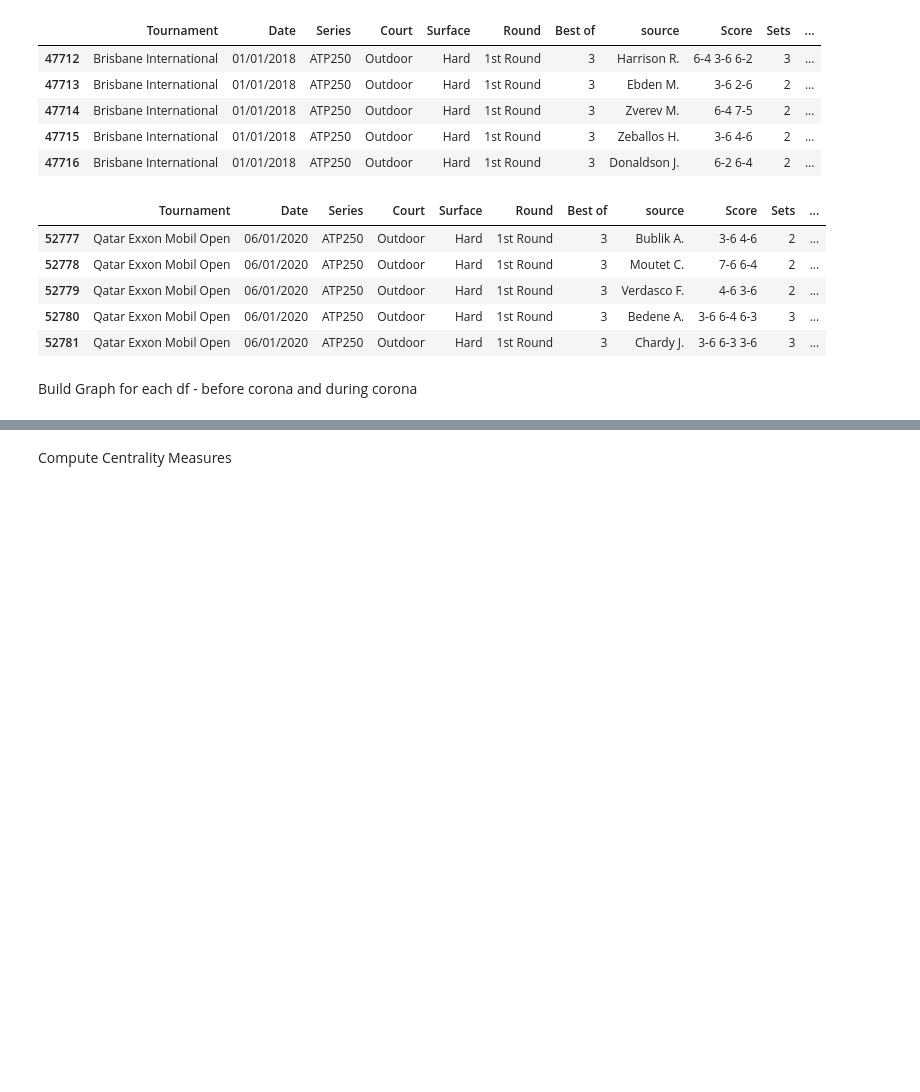
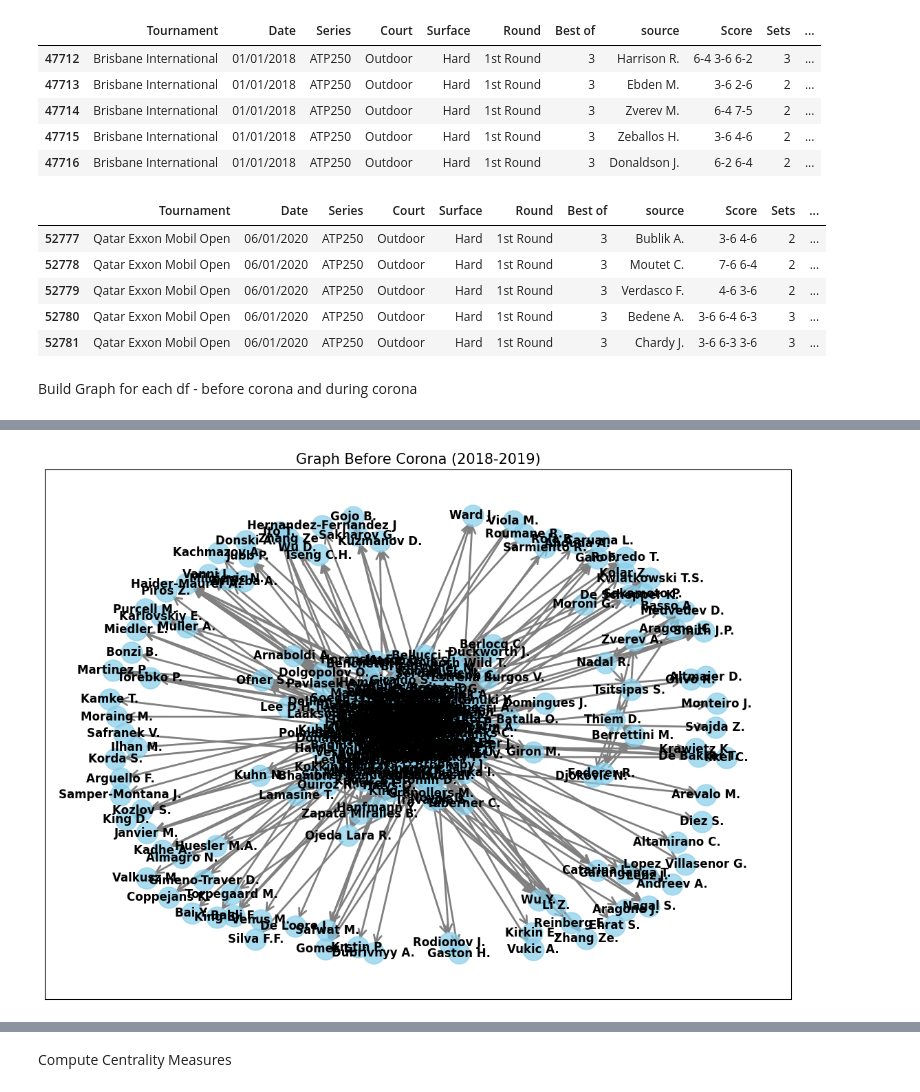
Before and after one commit to CSgroup13/Graph_Algo, a Jupyter notebook: Graph_Algo_Project.ipynb, the cells around one changed output, grey strips where cells are left out. Saved outputs shown, nothing was run; the diff lists cells and outputs as text; code cells hidden in the pictures; blank space fills up the shorter version.

```diff
--- a/Graph_Algo_Project.ipynb
+++ b/Graph_Algo_Project.ipynb
@@ -223 +214,5 @@ plt.show()
+# %%
+draw_graph(G_before_corona, 'Graph Before Corona (2018-2019)')
+# %% [output]
+[figure, added]
 # %%
```
Also changed, not shown: parts of 22 cells of this notebook.
